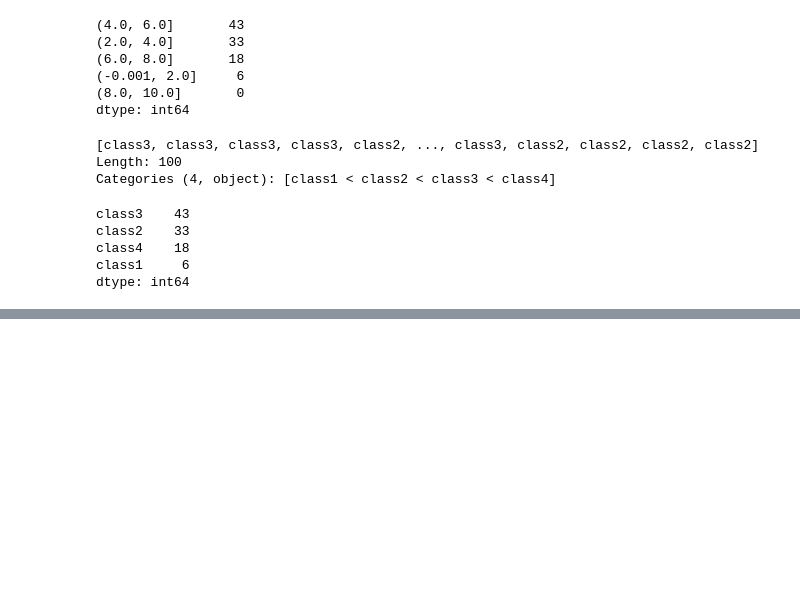
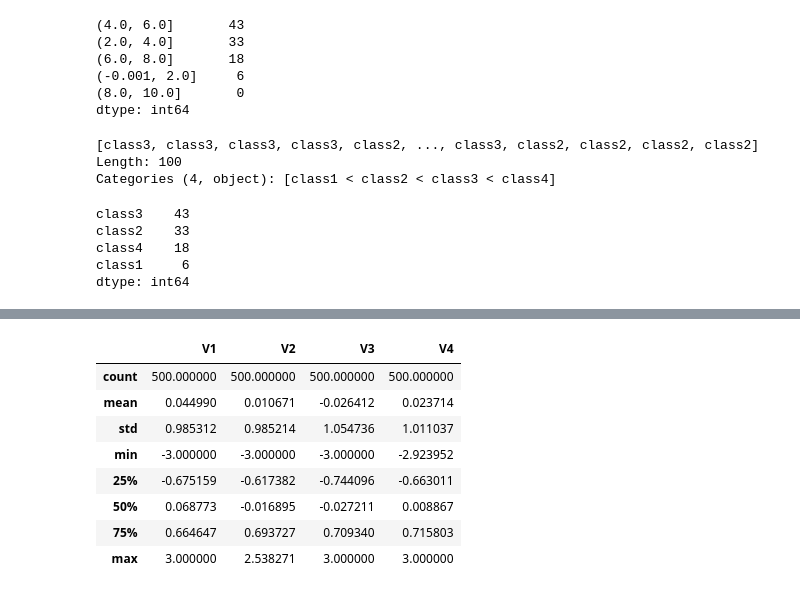
Before and after one commit to BerniceLee/ywpython, a Jupyter notebook: 0617_pandas2.ipynb, the cells around one changed output, grey strips where cells are left out. Drawn from its saved outputs; the diff is of its cells as text; code cells hidden in the pictures; blank space fills up the shorter version.

```diff
--- a/0617_pandas2.ipynb
+++ b/0617_pandas2.ipynb
@@ -1419,0 +1517,15 @@ dtype: int64
+# %%
+# 3 미만 > -3 또는 3 초과 > 3으로 변환해주기
+
+df[(np.abs(df)>3)] = np.sign(df)*3
+df.describe()
+# %% [output]
+|  | V1 | V2 | V3 | V4 |
+| count | 500.000000 | 500.000000 | 500.000000 | 500.000000 |
+| mean | 0.044990 | 0.010671 | -0.026412 | 0.023714 |
+| std | 0.985312 | 0.985214 | 1.054736 | 1.011037 |
+| min | -3.000000 | -3.000000 | -3.000000 | -2.923952 |
+| 25% | -0.675159 | -0.617382 | -0.744096 | -0.663011 |
+| 50% | 0.068773 | -0.016895 | -0.027211 | 0.008867 |
+| 75% | 0.664647 | 0.693727 | 0.709340 | 0.715803 |
+| max | 3.000000 | 2.538271 | 3.000000 | 3.000000 |
```
Also changed, not shown: parts of 13 cells of this notebook.
